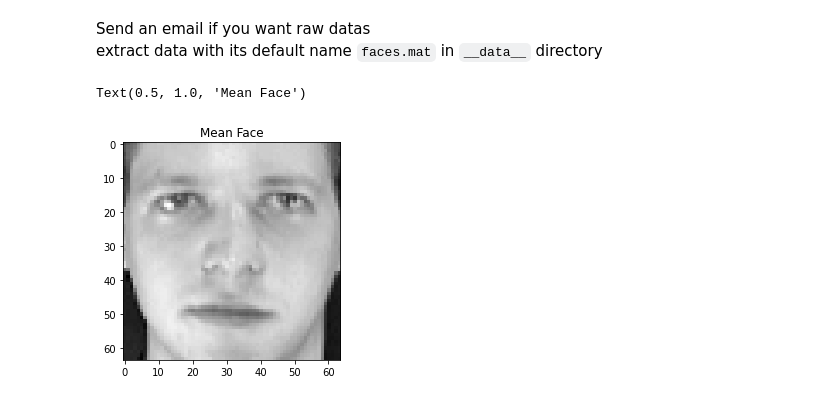
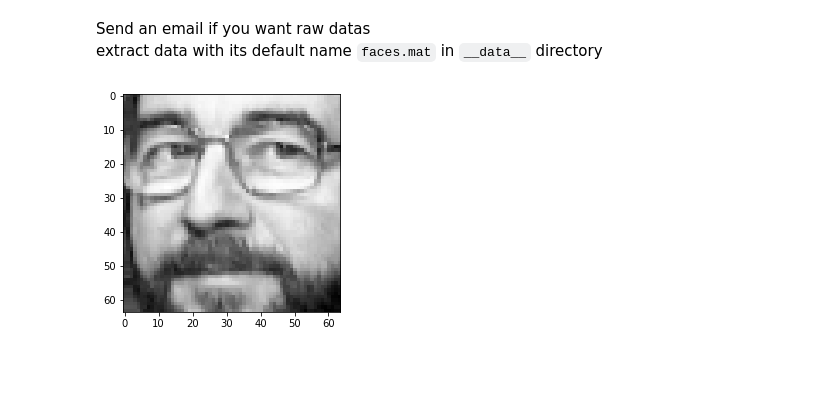
Before and after one commit to realamirhe/leaf-node, a Jupyter notebook: applications/face reconstruction with PCA.ipynb, the cells around one changed output. Drawn from its saved outputs; the diff is of its cells as text; code cells hidden in the pictures; blank space fills up the shorter version.

Commit message:
reconstruct face images with pca

```diff
--- a/applications/face reconstruction with PCA.ipynb
+++ b/applications/face reconstruction with PCA.ipynb
@@ -31,10 +34,11 @@ import scipy.io as sio
         return X @ self._components
 # %%
 data = sio.loadmat('./__data__/faces.mat')
+faces = data['faces'].T
+
+X, X_test = train_test_split(faces, test_size=0.3, shuffle=False)
 # %%
-from matplotlib import pyplot as plt
-plt.imshow(data['faces'][:,0].reshape(64,64).T,cmap='gray');
-plt.title('Man Faces')
+plt.imshow(X[-1].reshape(64,64).T, cmap='gray')
+plt.show()
 # %% [output]
-Text(0.5, 1.0, 'Mean Face')
-[figure, old version]
+[figure, new version]
```
Also changed, not shown: parts of 5 cells of this notebook.
